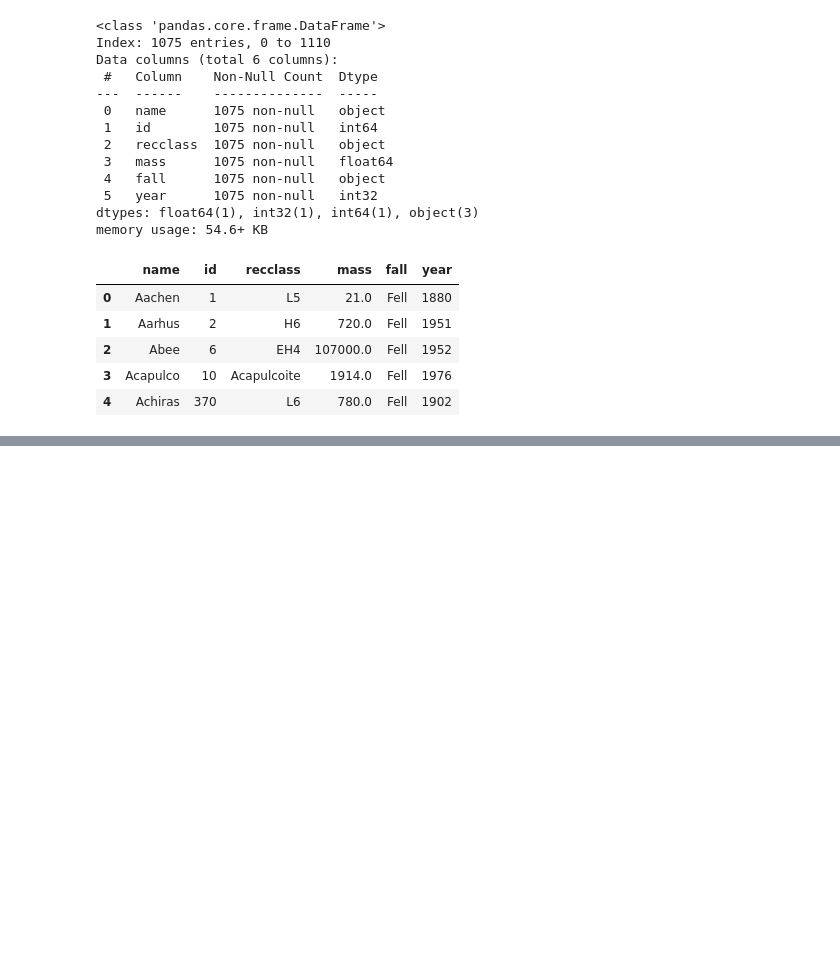
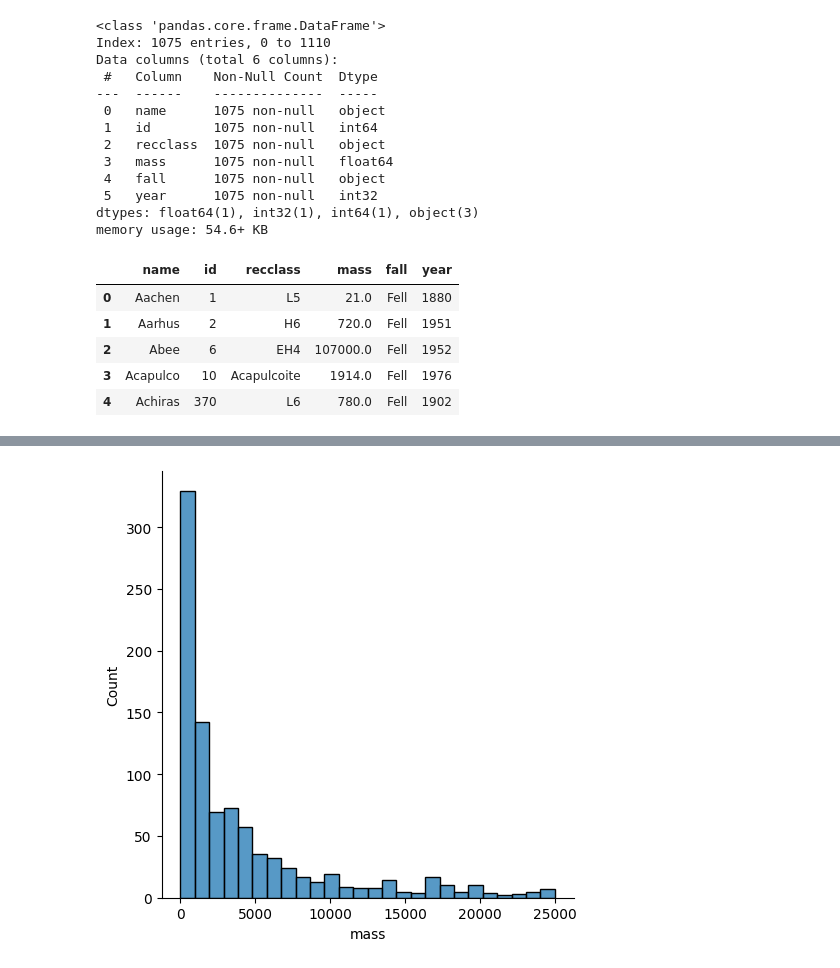
Before and after one commit to calebdcavazos/data_projects, a Jupyter notebook: meteorite/meteorites.ipynb, the cells around one changed output, grey strips where cells are left out. Cells and saved outputs as stored; diff of their text form; code cells hidden in the pictures; blank space fills up the shorter version.

```diff
--- a/meteorite/meteorites.ipynb
+++ b/meteorite/meteorites.ipynb
@@ -145,0 +174,15 @@ memory usage: 54.6+ KB
+# %%
+# find the 75th and 25th percentiles
+mass_seventy_fifth = meteorites_df['mass'].quantile(0.75)
+mass_twenty_fifth = meteorites_df['mass'].quantile(0.25)
+
+#calculate iqr
+mass_iqr = mass_seventy_fifth - mass_twenty_fifth
+
+#calculate thresholds
+upper = mass_seventy_fifth + (1.5 * mass_iqr)
+lower = mass_twenty_fifth - (1.5 * mass_iqr)
+
+#subset data
+meteorites_df = meteorites_df[(meteorites_df['mass'] > lower) & (meteorites_df['mass'] < upper)]
+meteorites_df['mass'].describe()
@@ -145,0 +199,6 @@ memory usage: 54.6+ KB
+# %%
+# With outliers removed, try a chart again
+sns.displot(data=meteorites_df, x='mass')
+plt.show()
+# %% [output]
+[figure, added]
```
Also changed, not shown: parts of 7 cells of this notebook.
